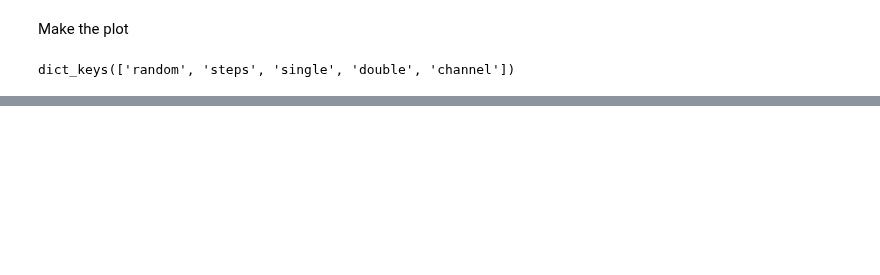
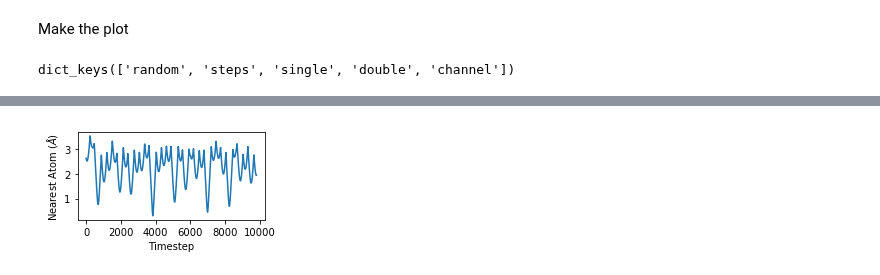
Before and after one commit to globus-labs/stopping-power-ml, a Jupyter notebook: single-velocity/manifold/2_make_plots.ipynb, the cells around one changed output, grey strips where cells are left out. Cells and saved outputs as stored; diff of their text form; code cells hidden in the pictures; blank space fills up the shorter version.

```diff
--- a/single-velocity/manifold/2_make_plots.ipynb
+++ b/single-velocity/manifold/2_make_plots.ipynb
@@ -28,6 +28,9 @@ with open('optimized_trajecotries.json') as fp:
 # %%
 with open('sampling-rates.json') as fp:
     sampling_rates = json.load(fp)
+# %%
+with open('../../al_starting_frame.pkl', 'rb') as fp:
+    atoms = pkl.load(fp)
 # %% [markdown]
 ## Plot the trajectories
 We want to compute the channel, random, and optimized trajectory
@@ -152,0 +156,23 @@ fig.savefig(os.path.join('figures', 'sampling-rate-figure.png'), dpi=320)
+# %%
+def find_closest_atom(position) -> float:
+    """Find the distance to the closest atoms"""
+
+    # Move the projectile
+    atoms.positions[-1, :] = position
+
+    # Compute the distances to this atom
+    return atoms.get_distances(-1, slice(0, -1), mic=True).min()
+# %%
+optimized_data['nearest_atom'] = optimized_data['position'].apply(find_closest_atom)
+# %%
+fig, ax = plt.subplots(figsize=(3.5, 2.))
+
+ax.plot(optimized_data['nearest_atom'])
+ax.set_xlabel('Timestep')
+ax.set_ylabel('Nearest Atom ($\\AA$)')
+
+fig.tight_layout()
+fig.savefig(os.path.join('figures', 'optimized-traj-atom-distance.png'), dpi=320)
+fig.savefig(os.path.join('figures', 'optimized-traj-atom-distance.pdf'))
+# %% [output]
+[figure, added]
```
Also changed, not shown: parts of 7 cells of this notebook, 14 other files.
